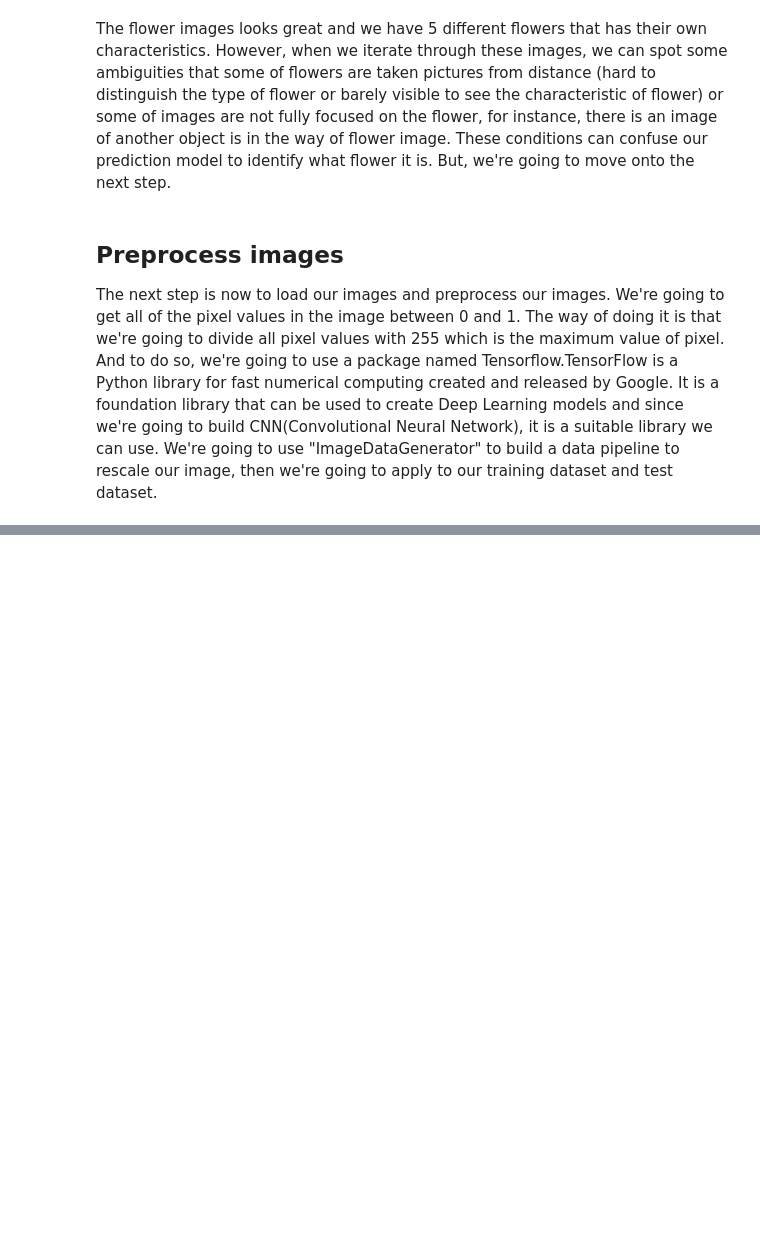
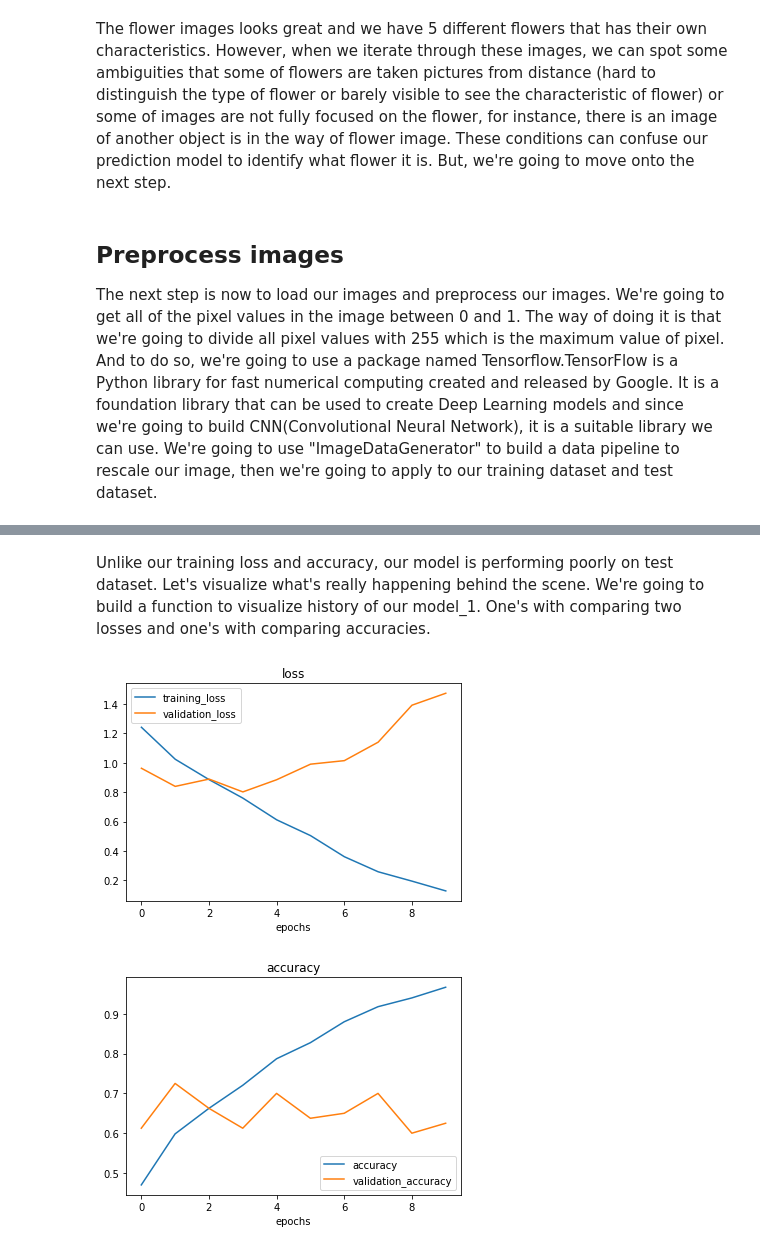
Before and after one commit to Hanabi0127/Projects, a Jupyter notebook: Flower_image_Classification_model_Portfolio.ipynb, the cells around one changed output, grey strips where cells are left out. Cells and saved outputs as stored; diff of their text form; code cells hidden in the pictures; blank space fills up the shorter version.

```diff
--- a/Flower_image_Classification_model_Portfolio.ipynb
+++ b/Flower_image_Classification_model_Portfolio.ipynb
@@ -114,17 +114,26 @@ from tensorflow.keras.preprocessing.image import ImageDataGenerator
 tf.random.set_seed(42)
 
 train_datagen = ImageDataGenerator(rescale = 1/255) # A data pipeline to rescale our image pixel values between 0 and 1.
-test_datagen = ImageDataGenerator(rescale = 1/255) # A data pipeline to rescale our image pixel values between 0 and 1.
+test_datagen = ImageDataGenerator(rescale= 1/255) # A data pipeline to rescale our image pixel values between 0 and 1.
+valid_datagen = ImageDataGenerator(rescale = 1/255) # A data pipeline to rescale our image pixel values between 0 and 1.
 
 train_dir = "flowers/flower_photos/train"
 test_dir = "flowers/flower_photos/test"
+valid_dir = "flowers/flower_photos/validation"
 
 train_data = train_datagen.flow_from_directory(directory= train_dir,
                                                batch_size=32,
                                                target_size=(224,224), # Reshape our image shape into (224,224).
                                                class_mode="categorical", # There are 5 different type of flowers, so we set class_mode equal to categorical.
                                                seed=42)
+
 test_data = test_datagen.flow_from_directory(directory= test_dir,
+                                               batch_size=32,
+                                               target_size=(224,224),
+                                               class_mode="categorical",
+                                               seed=42)
+
+valid_data = valid_datagen.flow_from_directory(directory= valid_dir,
                                              batch_size=32,
                                              target_size=(224,224),
                                              class_mode="categorical",
@@ -136,0 +191,7 @@ Done! We have successfully rescaled our image pixel values between 0 and 1 and r
+# %%
+# Fit training set to our model_1.
+history_1 = model_1.fit(train_data,
+                        epochs=10,
+                        steps_per_epoch=len(train_data),
+                        validation_data=valid_data,
+                        validation_steps=len(valid_data))
@@ -136,0 +226,29 @@ Done! We have successfully rescaled our image pixel values between 0 and 1 and r
+# %% [markdown]
+Unlike our training loss and accuracy, our model is performing poorly on test dataset. Let's visualize what's really happening behind the scene. We're going to build a function to visualize history of our model_1. One's with comparing two losses and one's with comparing accuracies.
+# %%
+import pandas as pd
+def plot_loss_curves(history):
+  loss = history.history["loss"]
+  val_loss = history.history["val_loss"]
+  acc = history.history["accuracy"]
+  val_acc = history.history["val_accuracy"]
+
+  epochs = range(len(history_1.history["loss"]))
+
+  plt.plot(epochs, loss, label="training_loss")
+  plt.plot(epochs, val_loss, label="validation_loss")
+  plt.title("loss")
+  plt.xlabel("epochs")
+  plt.legend()
+
+  plt.figure()
+  plt.plot(epochs, acc, label="accuracy")
+  plt.plot(epochs, val_acc, label="validation_accuracy")
+  plt.title("accuracy")
+  plt.xlabel("epochs")
+  plt.legend(loc=4)
+
+plot_loss_curves(history_1)
+# %% [output]
+[figure, added]
+[figure, added]
```
Also changed, not shown: parts of 23 cells of this notebook.
